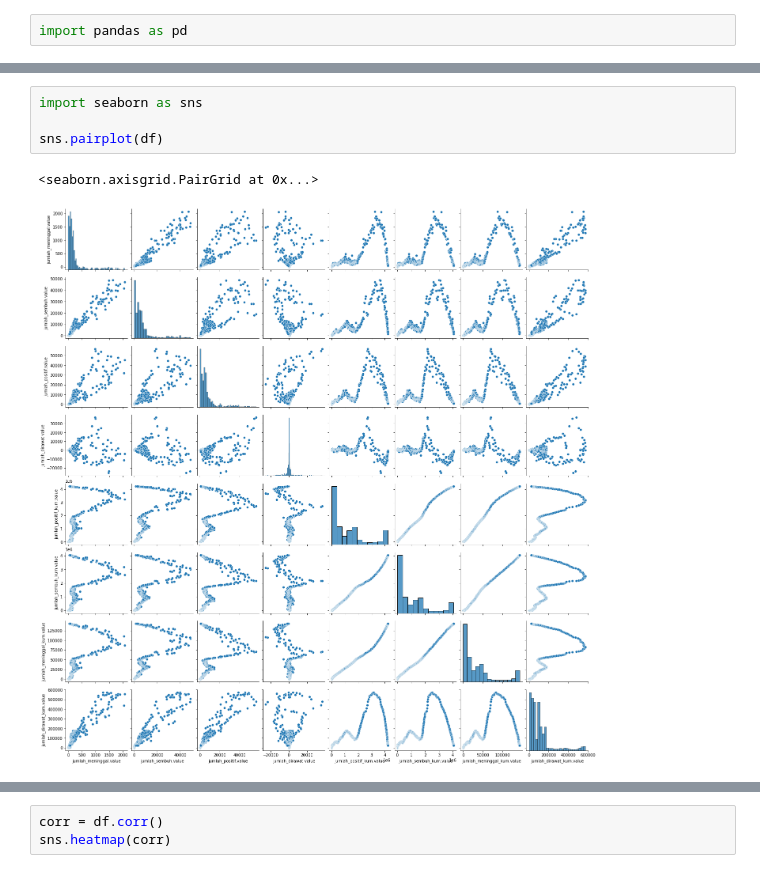
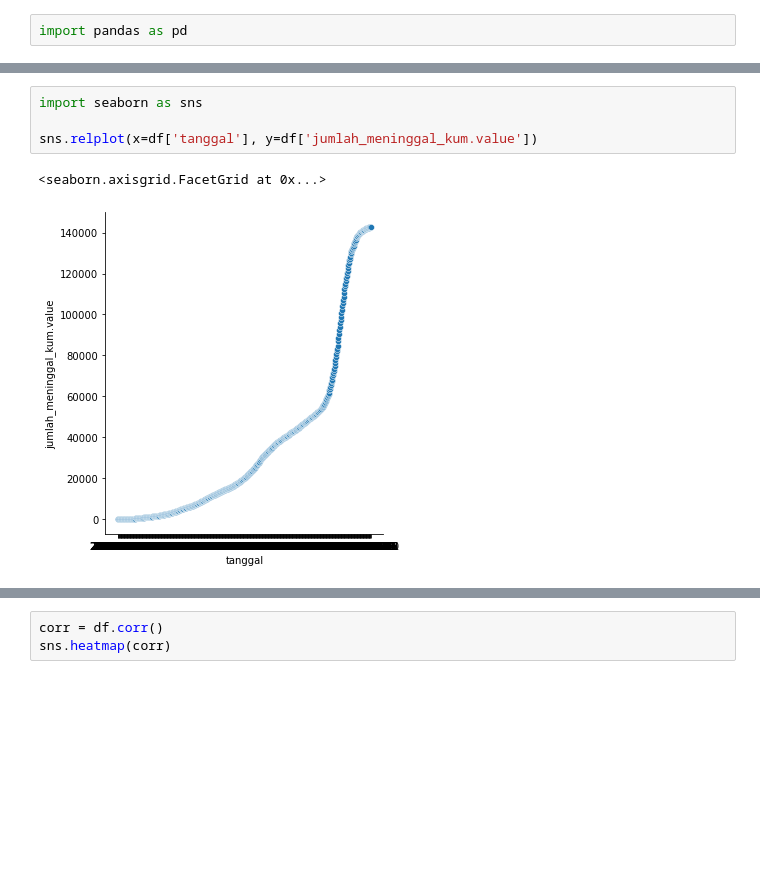
Before and after one commit to sirent/Explore-Covid-19-Gov-Data, a Jupyter notebook: data_visual.ipynb, the cells around one changed output, grey strips where cells are left out. Saved outputs shown, nothing was run; the diff lists cells and outputs as text; blank space fills up the shorter version.

Commit message:
test jumlah meninggal kumulatif to tanggal relplot

```diff
--- a/data_visual.ipynb
+++ b/data_visual.ipynb
@@ -18,7 +18,7 @@ df.head(10)
 # %%
 import seaborn as sns
 
-sns.pairplot(df)
+sns.relplot(x=df['tanggal'], y=df['jumlah_meninggal_kum.value'])
 # %% [output]
-<seaborn.axisgrid.PairGrid at 0x...>
+<seaborn.axisgrid.FacetGrid at 0x...>
-[figure, old version]
+[figure, new version]
```
Also changed, not shown: parts of 1 cell of this notebook.
